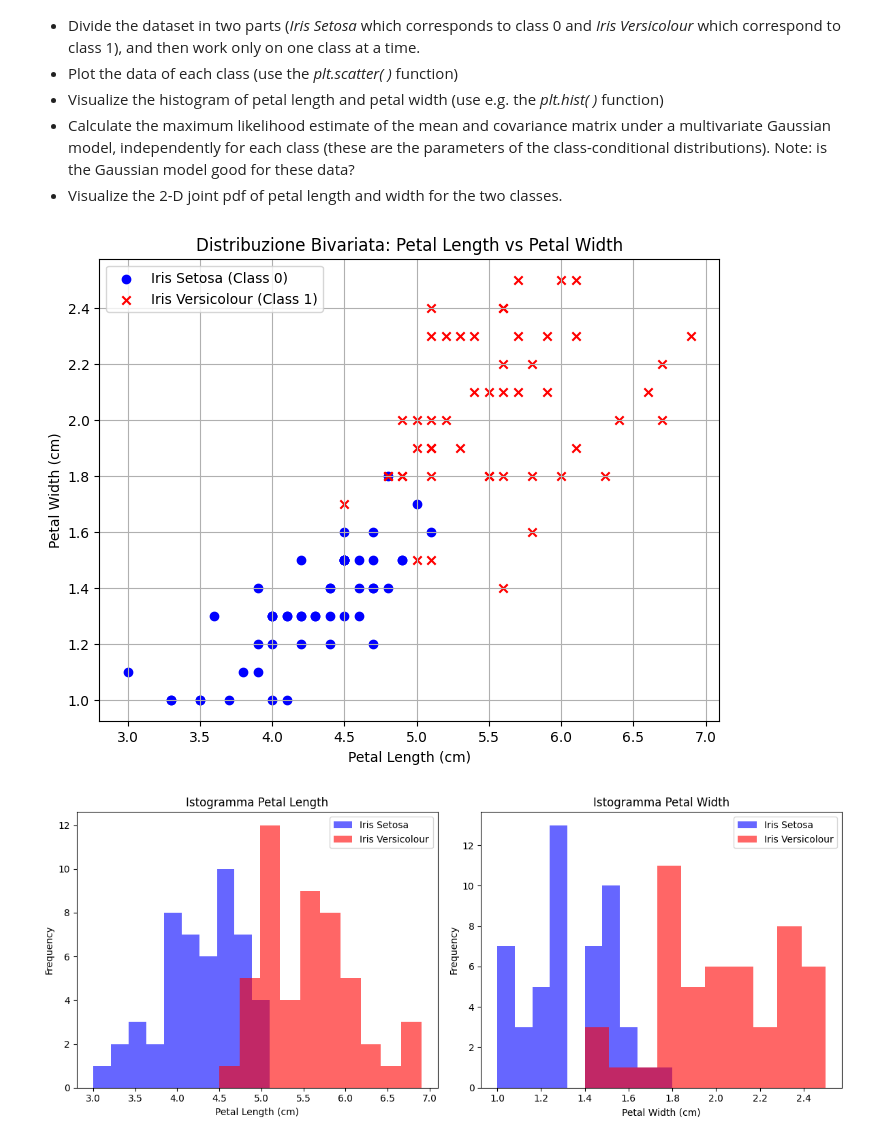
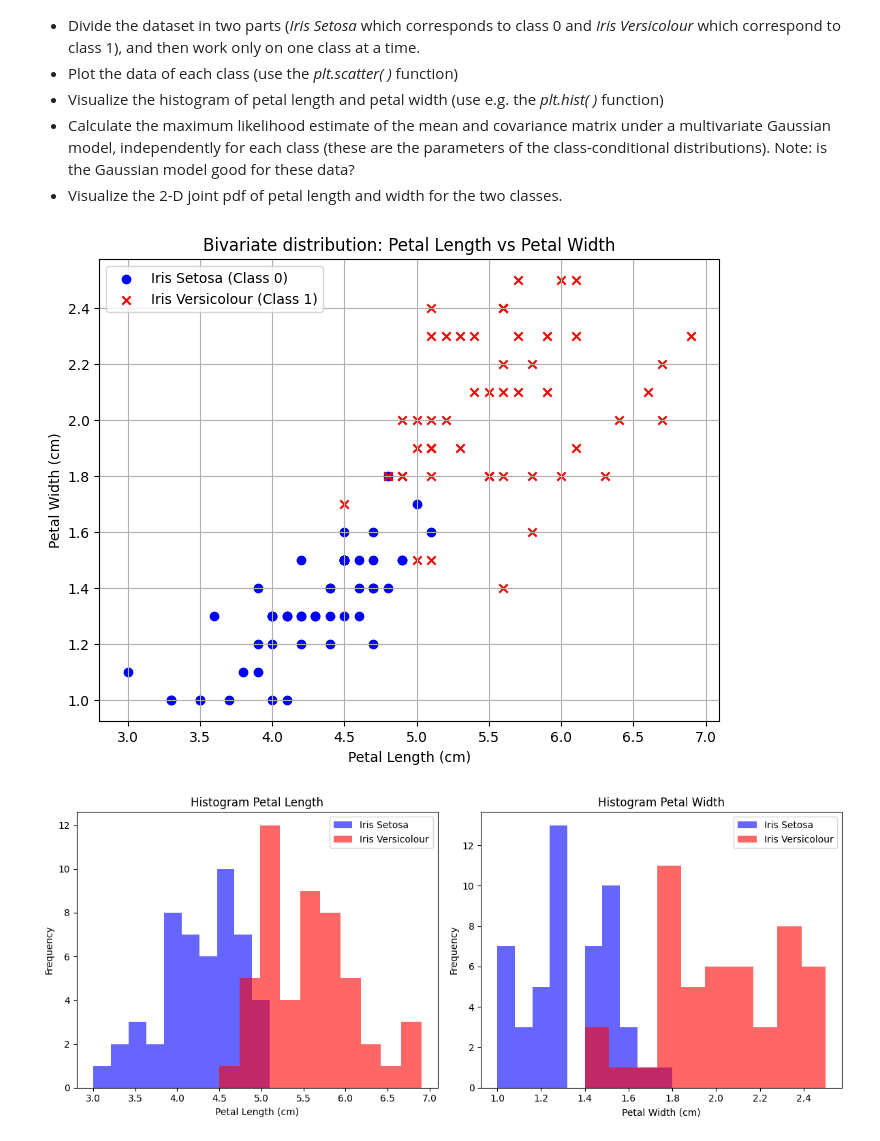
Before and after one commit to rimosoma/neural, a Jupyter notebook: Lab2_v2.ipynb, the cells around one changed output. Cells and saved outputs as stored; diff of their text form; code cells hidden in the pictures.

```diff
--- a/Lab2_v2.ipynb
+++ b/Lab2_v2.ipynb
@@ -31,35 +31,35 @@ Data = np.array(Dataset1.get('Dataset'))
 # Draw the scatter plot of the two classes on the same image
 
 # Le classi si trovano nella colonna 2 (indice 2)
 Classes = Data[:, 2]
 Features = Data[:, :2] # Features: Petal Length (col 0) e Petal Width (col 1)
 
 # Ottieni gli indici per ogni classe
 indices_class0 = np.where(Classes == 0)
 indices_class1 = np.where(Classes == 1)
 
 # Estrai le features per ogni classe
 Features_class0 = Features[indices_class0]
 Features_class1 = Features[indices_class1]
 
 # Separa le features in Petal Length e Petal Width per ogni classe per il plotting
 Points_Class0_Feature0 = Features_class0[:, 0] # Petal Length - Classe 0
 Points_Class0_Feature1 = Features_class0[:, 1] # Petal Width - Classe 0
 Points_Class1_Feature0 = Features_class1[:, 0] # Petal Length - Classe 1
 Points_Class1_Feature1 = Features_class1[:, 1] # Petal Width - Classe 1
 
 # Scatter Plot delle due classi
 plt.figure(figsize=(8, 6))
 plt.scatter(Points_Class0_Feature0, Points_Class0_Feature1, label='Iris Setosa (Class 0)', marker='o', c='blue')
 plt.scatter(Points_Class1_Feature0, Points_Class1_Feature1, label='Iris Versicolour (Class 1)', marker='x', c='red')
 plt.xlabel('Petal Length (cm)')
 plt.ylabel('Petal Width (cm)')
-plt.title('Distribuzione Bivariata: Petal Length vs Petal Width')
+plt.title('Bivariate distribution: Petal Length vs Petal Width')
 plt.legend()
 plt.grid(True)
 plt.show()
 # %% [output]
-[figure, old version]
+[figure, new version]
 # %%
 # Visualize the histogram of petal length and petal width (use e.g. the plt.hist() function)
 
```
Also changed, not shown: parts of 13 cells of this notebook.
